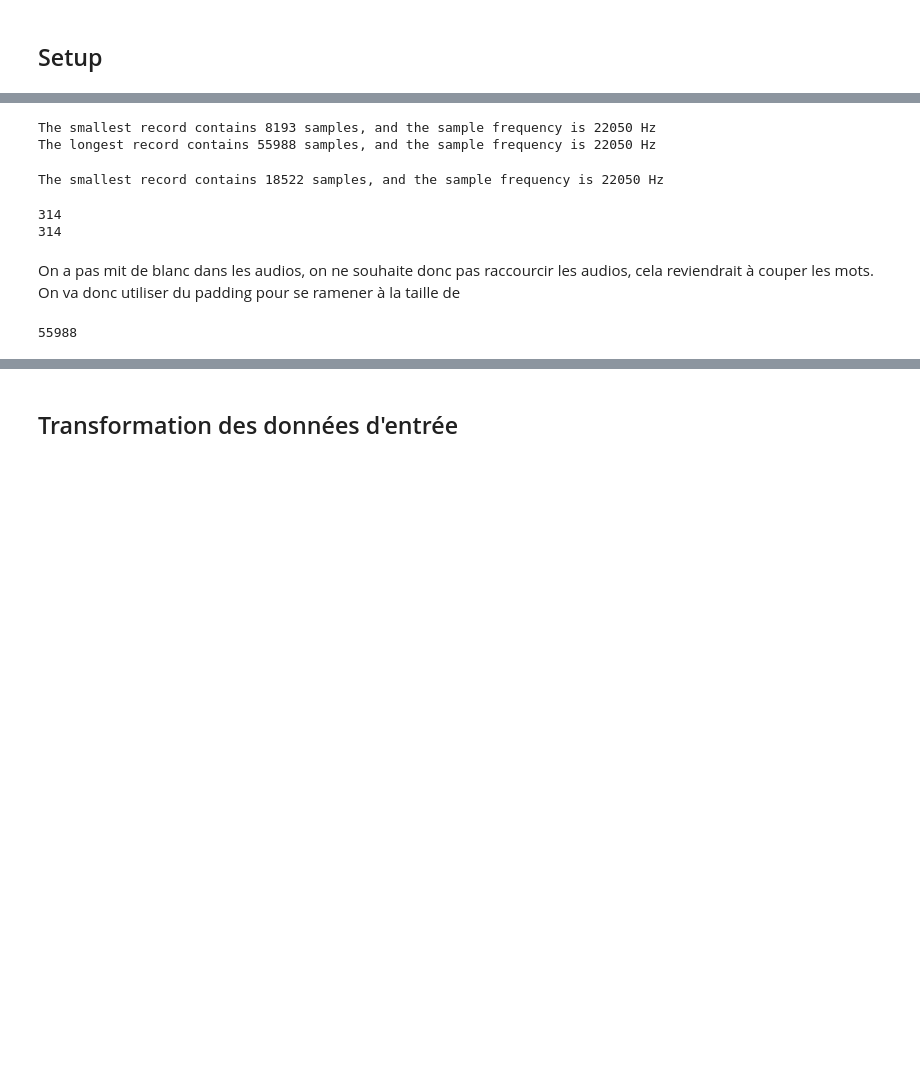
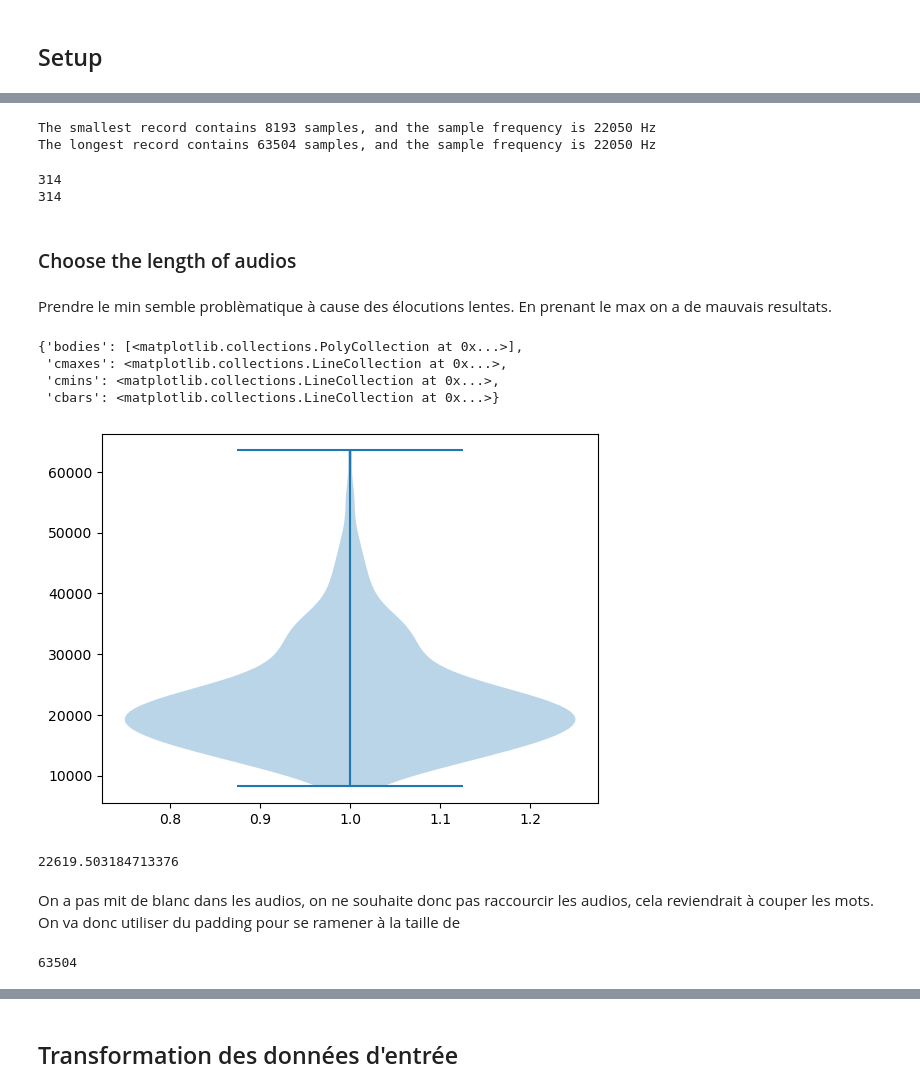
Before and after one commit to MaelMontillet/projet-signal, a Jupyter notebook: tp2.ipynb, the cells around one changed output, grey strips where cells are left out. Drawn from its saved outputs; the diff is of its cells as text; code cells hidden in the pictures; blank space fills up the shorter version.

Commit message:
Add files via upload
Change way of preprocessing audio (padding).
Neural networks (not clean yet)

```diff
--- a/tp2.ipynb
+++ b/tp2.ipynb
@@ -48,7 +61,6 @@ import re
 # %%
 data = []
-min_duration = None
-max_duration = None
+lengths = []
 label = []
 words = ["Attaque", "AutoDestruction", "Avance", "Descends", "Esquive", "Largue", "Leurre", "Looping",
         "Monte", "Recule", "Reviens", "TourneDroite", "TourneGauche"]
@@ -60,17 +72,5 @@ for word in listdir("Audios/"):
                 path = f"Audios/{word}/{file_name}"
                 record = librosa.load(path)[0]
                 data.append(record)
-                # Computation of the minimal size of recordings
-                if min_duration is None or record.shape[0] < min_duration:
-                    min_duration = record.shape[0]
-                if max_duration is None or record.shape[0] > max_duration:
-                    max_duration = record.shape[0]
-
+                lengths.append(record.shape[0])
                 label.append(words.index(word))
-
-fs = librosa.load(path)[1] # Sampling frequency
-print(f'The smallest record contains {min_duration} samples, and the sample frequency is {fs} Hz')
-print(f'The longest record contains {max_duration} samples, and the sample frequency is {fs} Hz')
-# %% [output]
-The smallest record contains 8193 samples, and the sample frequency is 22050 Hz
-The longest record contains 55988 samples, and the sample frequency is 22050 Hz
@@ -86,24 +84,40 @@ list_genres = ['M', 'F']
 for file_name in glob.glob('FichierTest/*.wav'):
     record = librosa.load(file_name)[0]
     data.append(record)
-    # Computation of the minimal size of recordings
-    if min_duration is None or record.shape[0] < min_duration:
-        min_duration = record.shape[0]
+    lengths.append(record.shape[0])
 
     for i, word in enumerate(words):
         if re.search(word.lower(), file_name):
             label.append(i)
 
 fs = librosa.load(file_name)[1] # Sampling frequency
-genres = np.array(genres)
-print(f'The smallest record contains {min_duration} samples, and the sample frequency is {fs} Hz')
+print(f'The smallest record contains {np.min(lengths)} samples, and the sample frequency is {fs} Hz')
+print(f'The longest record contains {np.max(lengths)} samples, and the sample frequency is {fs} Hz')
 # %% [output]
-The smallest record contains 18522 samples, and the sample frequency is 22050 Hz
+The smallest record contains 8193 samples, and the sample frequency is 22050 Hz
+The longest record contains 63504 samples, and the sample frequency is 22050 Hz
 # %%
 print(len(data))
 print(len(label))
 # %% [output]
 314
 314
+# %% [markdown]
+### Choose the length of audios
+# %% [markdown]
+Prendre le min semble problèmatique à cause des élocutions lentes.
+En prenant le max on a de mauvais resultats.
+# %%
+plt.violinplot(lengths)
+# %% [output]
+{'bodies': [<matplotlib.collections.PolyCollection at 0x...>],
+ 'cmaxes': <matplotlib.collections.LineCollection at 0x...>,
+ 'cmins': <matplotlib.collections.LineCollection at 0x...>,
+ 'cbars': <matplotlib.collections.LineCollection at 0x...>}
+[figure, added]
+# %%
+np.mean(lengths)
+# %% [output]
+22619.503184713376
 # %% [markdown]
 On a pas mit de blanc dans les audios, on ne souhaite donc pas raccourcir les audios, cela reviendrait à couper les mots. On va donc utiliser du padding pour se ramener à la taille de
@@ -144,6 +124,7 @@ def audio_preprocess(record):
 # %%
-max_duration=19000
+max_duration = int(np.max(lengths))
+#max_duration = int(np.round(np.mean(lengths)))
 
 print(max_duration)
 # %% [output]
-55988
+63504
```
Also changed, not shown: parts of 39 cells of this notebook.
